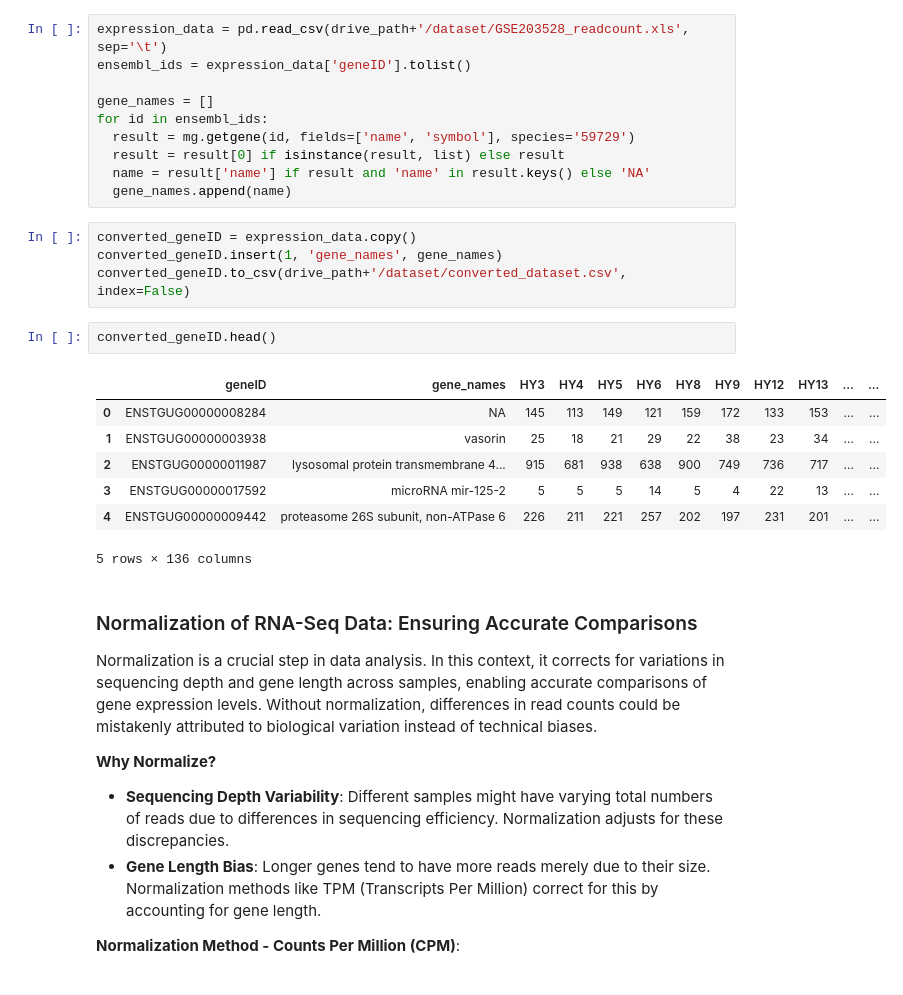
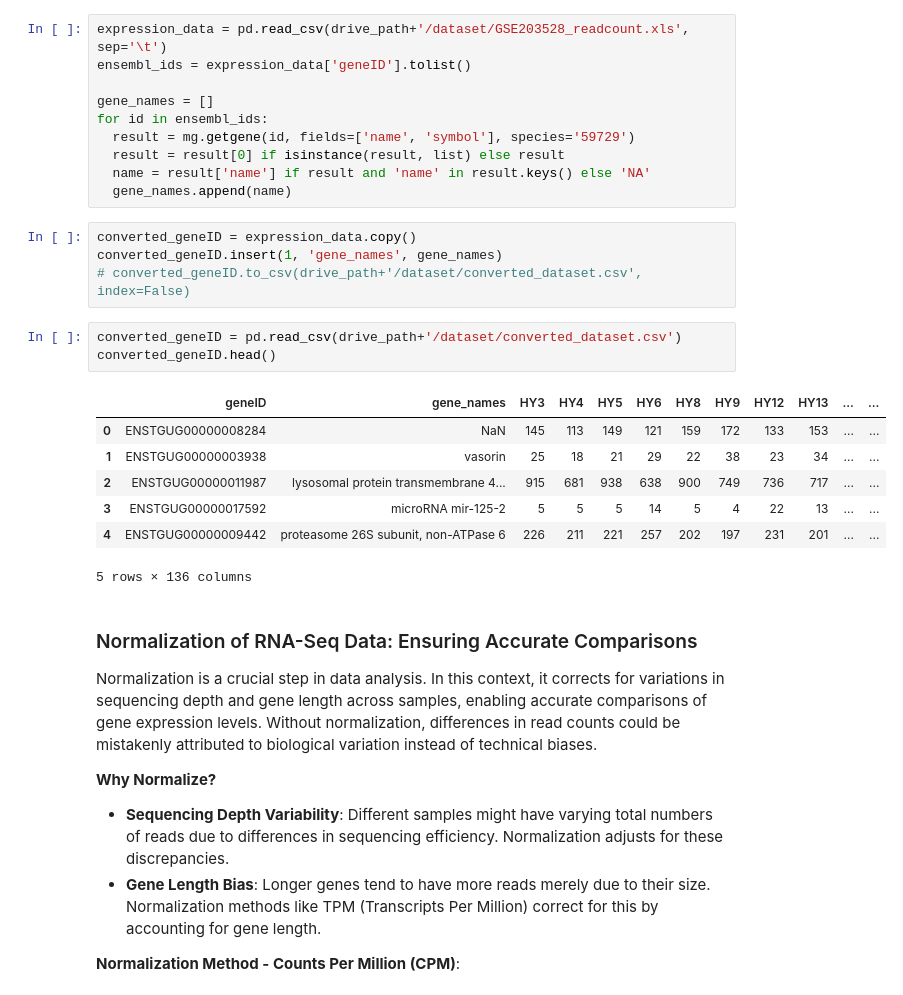
Before and after one commit to amirezzati/bioinformatics-project, a Jupyter notebook: the-songbird-study/SongBirdStudy.ipynb, the cells around one changed output. Cells and saved outputs as stored; diff of their text form.

```diff
--- a/the-songbird-study/SongBirdStudy.ipynb
+++ b/the-songbird-study/SongBirdStudy.ipynb
@@ -302,17 +302,18 @@ for id in ensembl_ids:
 # %%
 converted_geneID = expression_data.copy()
 converted_geneID.insert(1, 'gene_names', gene_names)
-converted_geneID.to_csv(drive_path+'/dataset/converted_dataset.csv', index=False)
+# converted_geneID.to_csv(drive_path+'/dataset/converted_dataset.csv', index=False)
-# %%
-converted_geneID.head()
-# %% [output]
-|  | geneID | gene_names | HY3 | HY4 | HY5 | HY6 | HY8 | HY9 | HY12 | HY13 | ... | ... |
-| 0 | ENSTGUG00000008284 | NA | 145 | 113 | 149 | 121 | 159 | 172 | 133 | 153 | ... | ... |
-| 1 | ENSTGUG00000003938 | vasorin | 25 | 18 | 21 | 29 | 22 | 38 | 23 | 34 | ... | ... |
-| 2 | ENSTGUG00000011987 | lysosomal protein transmembrane 4... | 915 | 681 | 938 | 638 | 900 | 749 | 736 | 717 | ... | ... |
-| 3 | ENSTGUG00000017592 | microRNA mir-125-2 | 5 | 5 | 5 | 14 | 5 | 4 | 22 | 13 | ... | ... |
-| 4 | ENSTGUG00000009442 | proteasome 26S subunit, non-ATPase 6 | 226 | 211 | 221 | 257 | 202 | 197 | 231 | 201 | ... | ... |
-5 rows × 136 columns
+# %%
+converted_geneID = pd.read_csv(drive_path+'/dataset/converted_dataset.csv')
+converted_geneID.head()
+# %% [output]
+|  | geneID | gene_names | HY3 | HY4 | HY5 | HY6 | HY8 | HY9 | HY12 | HY13 | ... | ... |
+| 0 | ENSTGUG00000008284 | NaN | 145 | 113 | 149 | 121 | 159 | 172 | 133 | 153 | ... | ... |
+| 1 | ENSTGUG00000003938 | vasorin | 25 | 18 | 21 | 29 | 22 | 38 | 23 | 34 | ... | ... |
+| 2 | ENSTGUG00000011987 | lysosomal protein transmembrane 4... | 915 | 681 | 938 | 638 | 900 | 749 | 736 | 717 | ... | ... |
+| 3 | ENSTGUG00000017592 | microRNA mir-125-2 | 5 | 5 | 5 | 14 | 5 | 4 | 22 | 13 | ... | ... |
+| 4 | ENSTGUG00000009442 | proteasome 26S subunit, non-ATPase 6 | 226 | 211 | 221 | 257 | 202 | 197 | 231 | 201 | ... | ... |
+5 rows × 136 columns
 # %% [markdown]
 ### Normalization of RNA-Seq Data: Ensuring Accurate Comparisons
 
```
Also changed, not shown: parts of 3 cells of this notebook.
